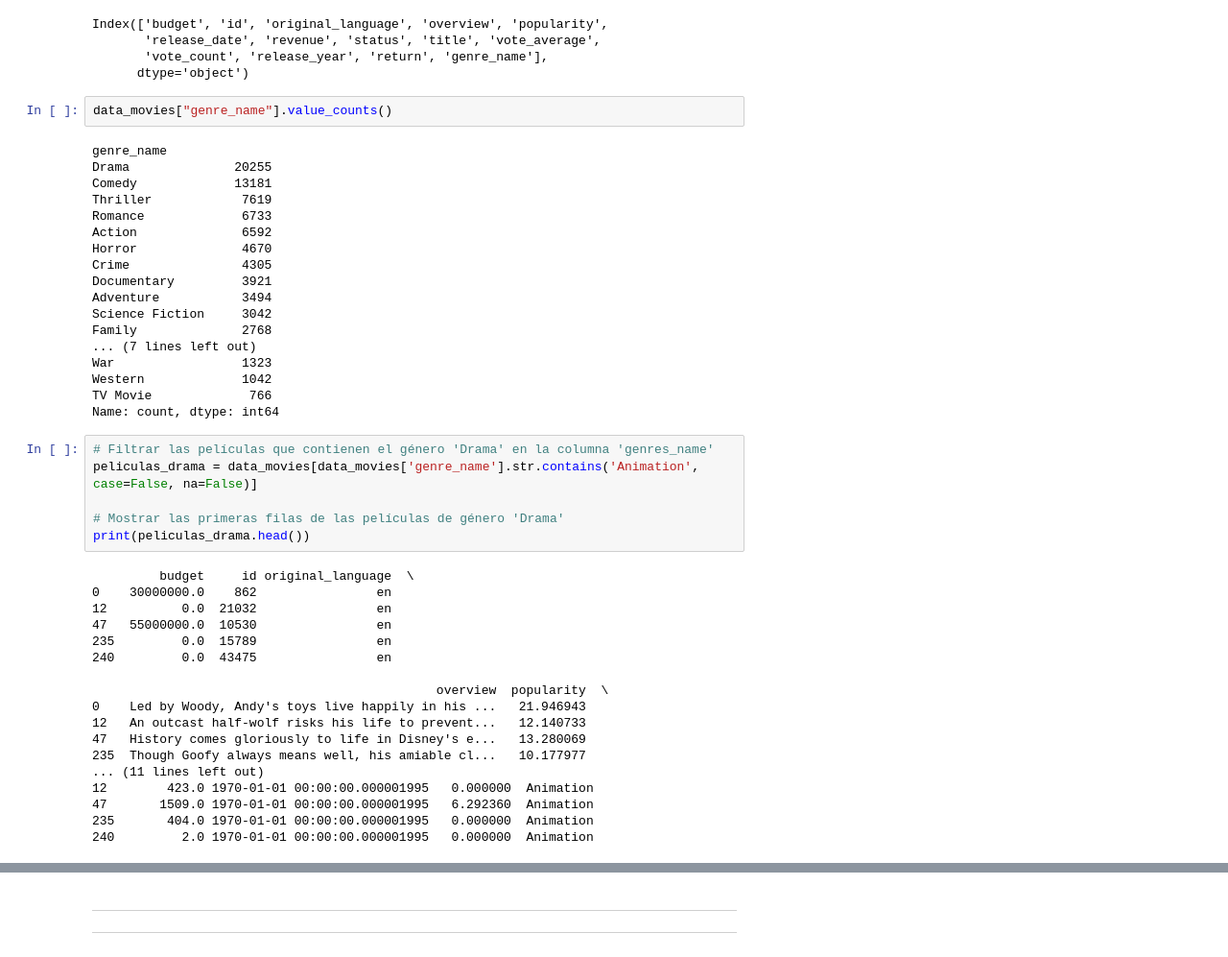
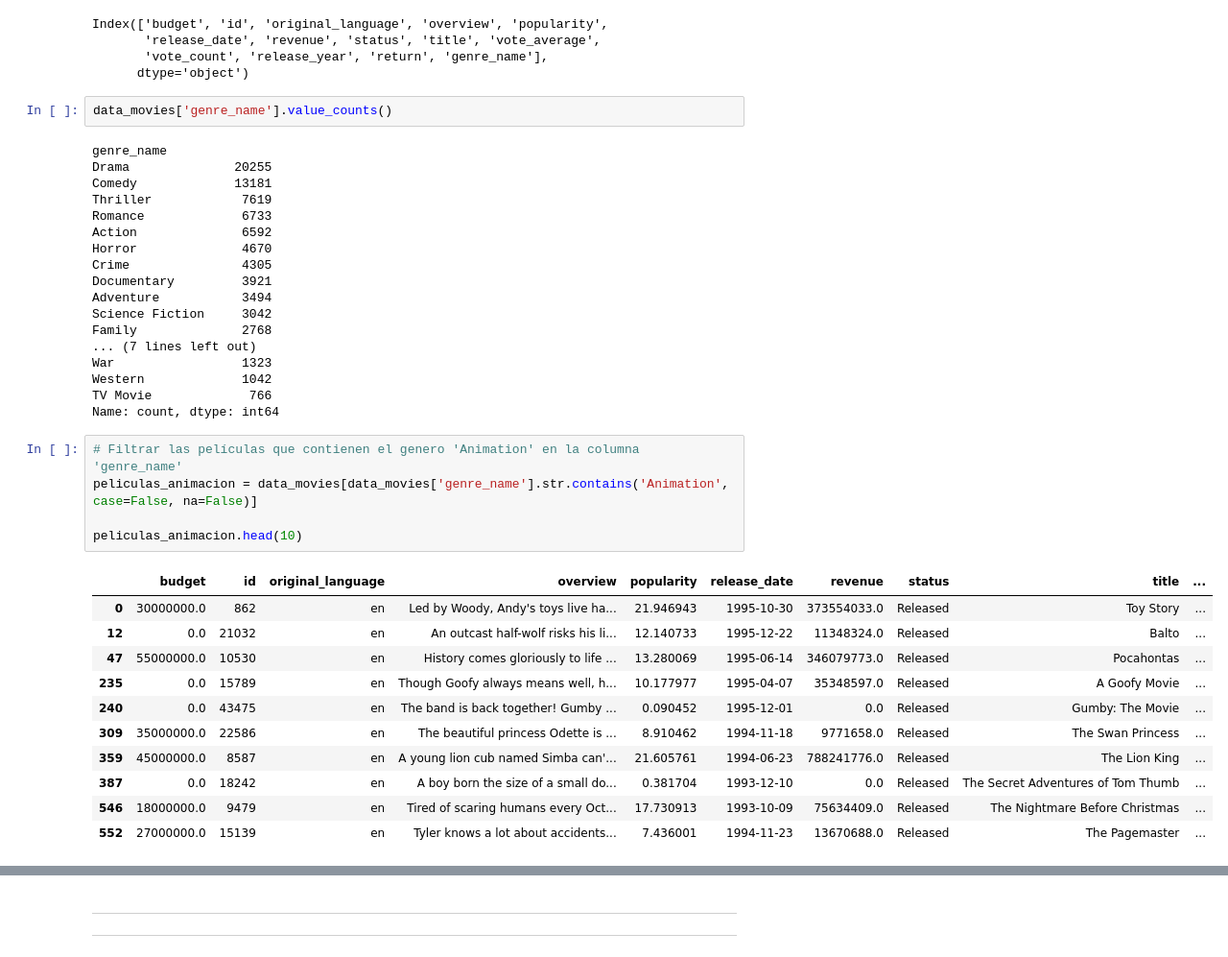
Before and after one commit to lucho28/sistemreco_api, a Jupyter notebook: Notebook/EDA.ipynb, the cells around one changed output, grey strips where cells are left out. Shown at 96% size. Drawn from its saved outputs; the diff is of its cells as text.

```diff
--- a/Notebook/EDA.ipynb
+++ b/Notebook/EDA.ipynb
@@ -187,7 +184,7 @@ Index(['budget', 'id', 'original_language', 'overview', 'popularity',
        'vote_count', 'release_year', 'return', 'genre_name'],
       dtype='object')
 # %%
-data_movies["genre_name"].value_counts()
+data_movies['genre_name'].value_counts()
 # %% [output]
 genre_name
 Drama              20255
@@ -207,26 +204,19 @@ Western             1042
 TV Movie             766
 Name: count, dtype: int64
 # %%
-# Filtrar las películas que contienen el género 'Drama' en la columna 'genres_name'
-peliculas_drama = data_movies[data_movies['genre_name'].str.contains('Animation', case=False, na=False)]
+# Filtrar las películas que contienen el genero 'Animation' en la columna 'genre_name'
+peliculas_animacion = data_movies[data_movies['genre_name'].str.contains('Animation', case=False, na=False)]
 
-# Mostrar las primeras filas de las películas de género 'Drama'
-print(peliculas_drama.head())
+peliculas_animacion.head(10)
 # %% [output]
-         budget     id original_language  \
-0    30000000.0    862                en
-12          0.0  21032                en
-47   55000000.0  10530                en
-235         0.0  15789                en
-240         0.0  43475                en
-
-                                              overview  popularity  \
-0    Led by Woody, Andy's toys live happily in his ...   21.946943
-12   An outcast half-wolf risks his life to prevent...   12.140733
-47   History comes gloriously to life in Disney's e...   13.280069
-235  Though Goofy always means well, his amiable cl...   10.177977
-... (11 lines left out)
-12        423.0 1970-01-01 00:00:00.000001995   0.000000  Animation
-47       1509.0 1970-01-01 00:00:00.000001995   6.292360  Animation
-235       404.0 1970-01-01 00:00:00.000001995   0.000000  Animation
-240         2.0 1970-01-01 00:00:00.000001995   0.000000  Animation
+|  | budget | id | original_language | overview | popularity | release_date | revenue | status | title | ... |
+| 0 | 30000000.0 | 862 | en | Led by Woody, Andy's toys live ha... | 21.946943 | 1995-10-30 | 373554033.0 | Released | Toy Story | ... |
+| 12 | 0.0 | 21032 | en | An outcast half-wolf risks his li... | 12.140733 | 1995-12-22 | 11348324.0 | Released | Balto | ... |
+| 47 | 55000000.0 | 10530 | en | History comes gloriously to life ... | 13.280069 | 1995-06-14 | 346079773.0 | Released | Pocahontas | ... |
+| 235 | 0.0 | 15789 | en | Though Goofy always means well, h... | 10.177977 | 1995-04-07 | 35348597.0 | Released | A Goofy Movie | ... |
+| 240 | 0.0 | 43475 | en | The band is back together! Gumby ... | 0.090452 | 1995-12-01 | 0.0 | Released | Gumby: The Movie | ... |
+| 309 | 35000000.0 | 22586 | en | The beautiful princess Odette is ... | 8.910462 | 1994-11-18 | 9771658.0 | Released | The Swan Princess | ... |
+| 359 | 45000000.0 | 8587 | en | A young lion cub named Simba can'... | 21.605761 | 1994-06-23 | 788241776.0 | Released | The Lion King | ... |
+| 387 | 0.0 | 18242 | en | A boy born the size of a small do... | 0.381704 | 1993-12-10 | 0.0 | Released | The Secret Adventures of Tom Thumb | ... |
+| 546 | 18000000.0 | 9479 | en | Tired of scaring humans every Oct... | 17.730913 | 1993-10-09 | 75634409.0 | Released | The Nightmare Before Christmas | ... |
+| 552 | 27000000.0 | 15139 | en | Tyler knows a lot about accidents... | 7.436001 | 1994-11-23 | 13670688.0 | Released | The Pagemaster | ... |
```
Also changed, not shown: parts of 6 cells of this notebook, 4 other files.
